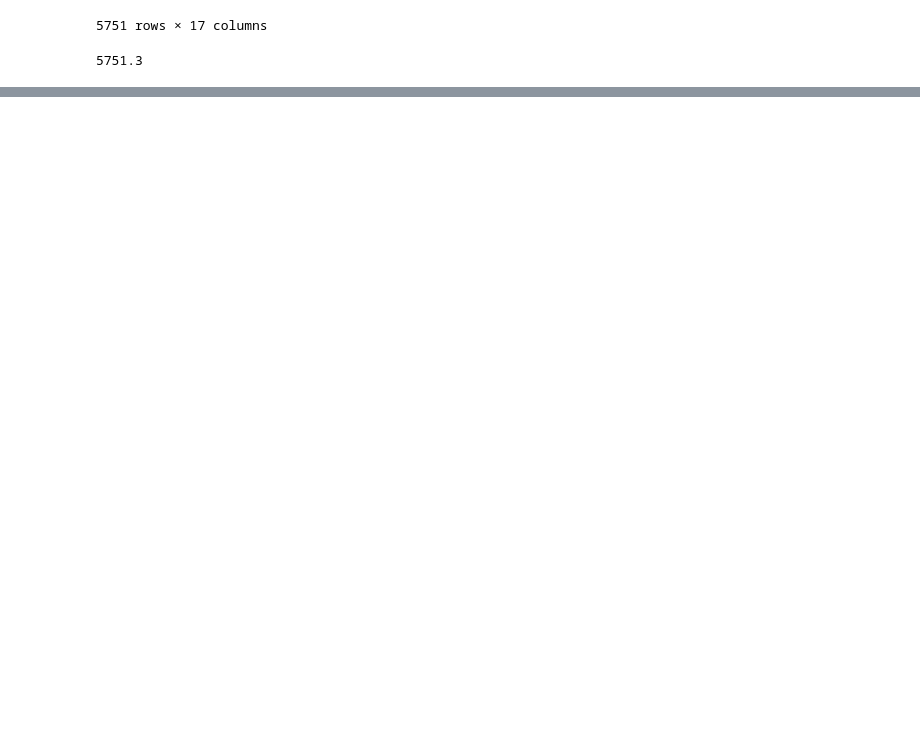
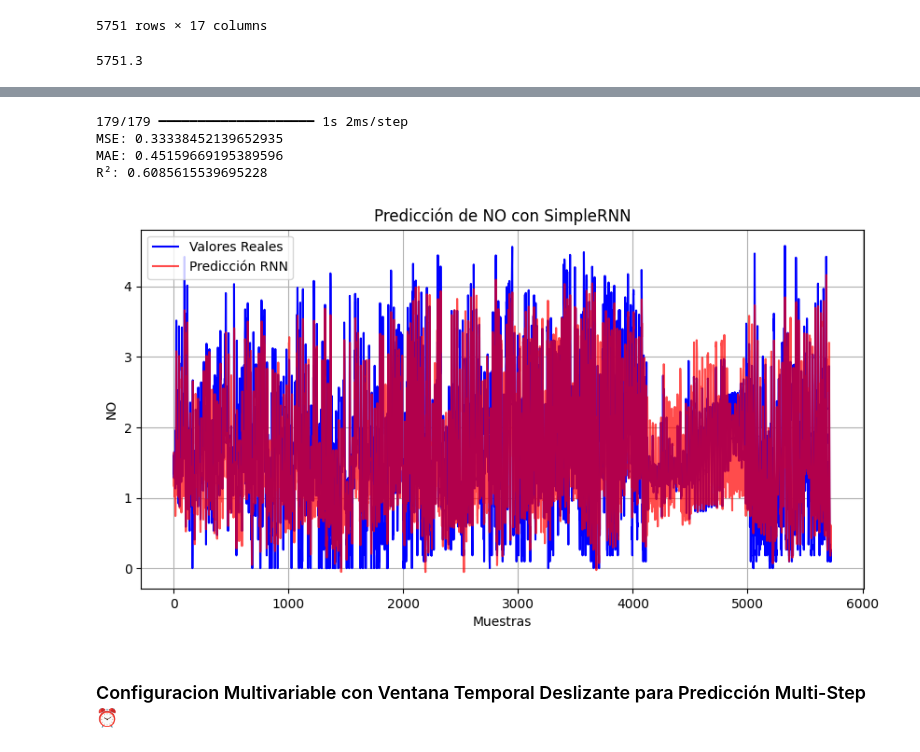
Before and after one commit to DYNAMO12345/ATmega328P-PU, a Jupyter notebook: Implementación_de_Redes_Neuronales_Artificiales_(RNA)_para_la_Predicción_de_Contaminación_del_Aire_1_0.ipynb, the cells around one changed output, grey strips where cells are left out. Cells and saved outputs as stored; diff of their text form; code cells hidden in the pictures; blank space fills up the shorter version.

```diff
--- a/Implementación_de_Redes_Neuronales_Artificiales_(RNA)_para_la_Predicción_de_Contaminación_del_Aire_1_0.ipynb
+++ b/Implementación_de_Redes_Neuronales_Artificiales_(RNA)_para_la_Predicción_de_Contaminación_del_Aire_1_0.ipynb
@@ -1049,0 +1146,27 @@ MSE: 0.36, MAE: 0.48
+# %%
+# Crear secuencias temporales
+def crear_secuencias(data, ventana):
+    X, y = [], []
+    for i in range(len(data) - ventana):
+        X.append(data[variables_predictoras].iloc[i : i + ventana].values)
+        y.append(data[variable_objetivo].iloc[i + ventana])
+    return np.array(X), np.array(y)
+
+ventana = 24  # 24 horas previas
+X_train, y_train = crear_secuencias(train_data, ventana)
+X_val, y_val = crear_secuencias(val_data, ventana)
+X_test, y_test = crear_secuencias(test_data, ventana)
+# %%
+# Definir la arquitectura de la RNN
+model = Sequential()
+model.add(SimpleRNN(units=64, activation='tanh', input_shape=(ventana, len(variables_predictoras))))
+model.add(Dense(1))  # Salida: valor de NO
+
+model.compile(optimizer='adam', loss='mse', metrics=['mae'])
+
+# Entrenamiento
+history = model.fit(X_train, y_train,
+                    validation_data=(X_val, y_val),
+                    epochs=10,
+                    batch_size=20,
+                    verbose=1)
@@ -1049,0 +1194,25 @@ MSE: 0.36, MAE: 0.48
+# %%
+# Evaluar
+y_pred = model.predict(X_test)
+print("MSE:", mean_squared_error(y_test, y_pred))
+print("MAE:", mean_absolute_error(y_test, y_pred))
+print("R²:", r2_score(y_test, y_pred))
+
+# Graficar
+plt.figure(figsize=(10, 5))
+plt.plot(y_test, label='Valores Reales', color='blue')
+plt.plot(y_pred, label='Predicción RNN', color='red', alpha=0.7)
+plt.title("Predicción de NO con SimpleRNN")
+plt.xlabel("Muestras")
+plt.ylabel("NO")
+plt.legend()
+plt.grid(True)
+plt.show()
+# %% [output]
+179/179 ━━━━━━━━━━━━━━━━━━━━ 1s 2ms/step
+MSE: 0.33338452139652935
+MAE: 0.45159669195389596
+R²: 0.6085615539695228
+[figure, added]
+# %% [markdown]
+### Configuracion Multivariable con Ventana Temporal Deslizante para Predicción Multi-Step  ⏰
```
Also changed, not shown: parts of 44 cells of this notebook.
